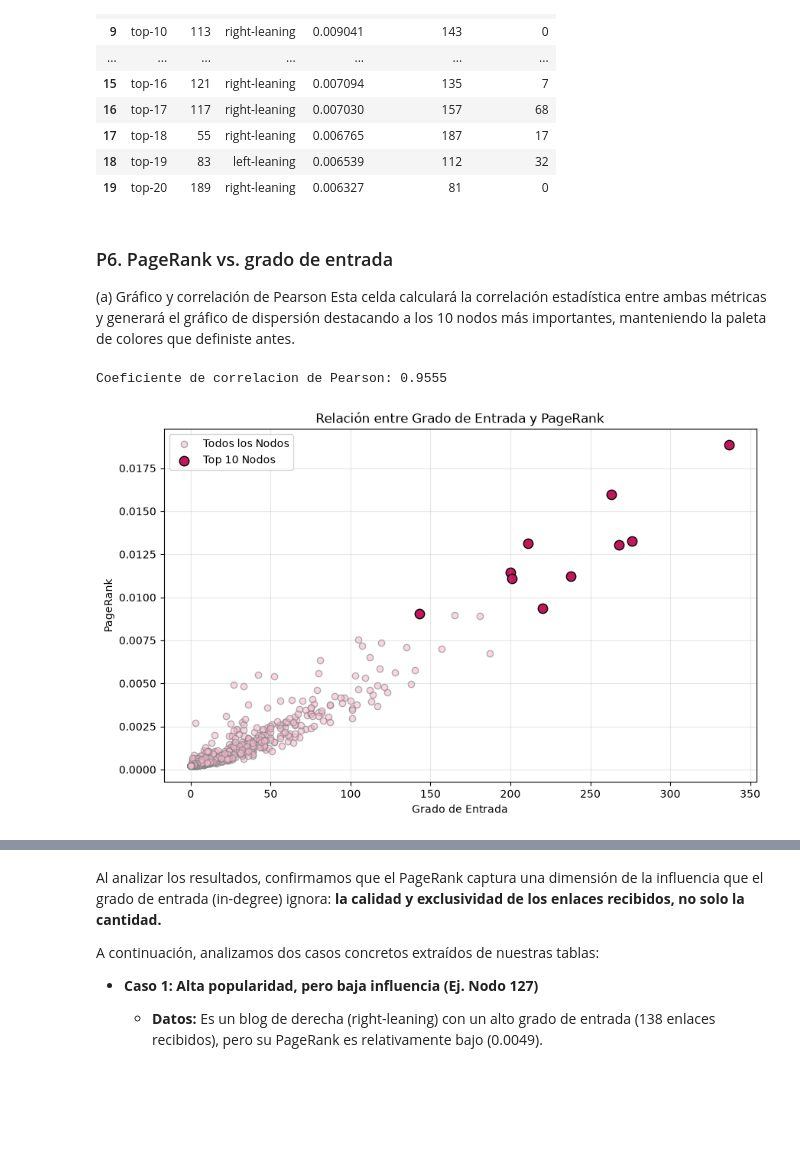
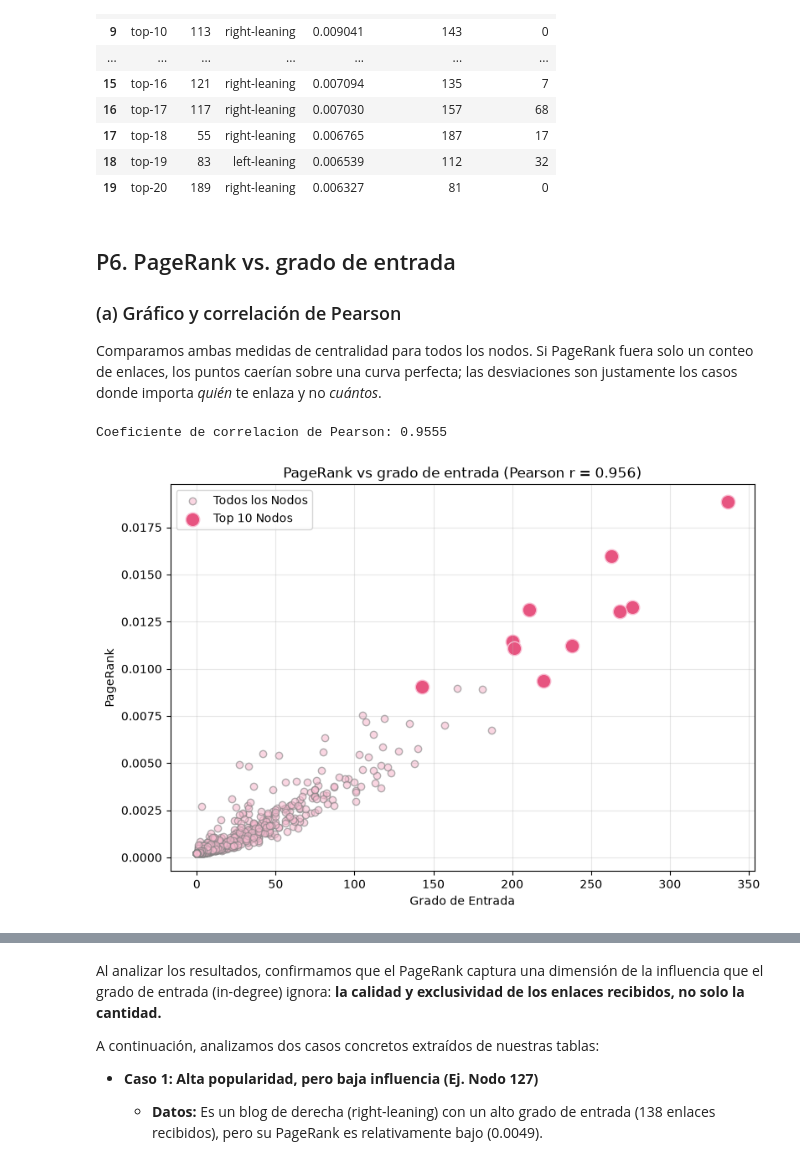
Before and after one commit to vickyotarola/Proyecto_2, a Jupyter notebook: proyecto_2.ipynb, the cells around one changed output, grey strips where cells are left out. Saved outputs shown, nothing was run; the diff lists cells and outputs as text; code cells hidden in the pictures; blank space fills up the shorter version.

```diff
--- a/proyecto_2.ipynb
+++ b/proyecto_2.ipynb
@@ -639,29 +640,34 @@ top_20_pagerank[columnas].to_csv(f"./resultados/p5d_top_20_pagerank.csv", index=
 | 18 | top-19 | 83 | left-leaning | 0.006539 | 112 | 32 |
 | 19 | top-20 | 189 | right-leaning | 0.006327 | 81 | 0 |
 # %% [markdown]
-### P6. PageRank vs. grado de entrada
-(a) Gráfico y correlación de Pearson
-Esta celda calculará la correlación estadística entre ambas métricas y generará el gráfico de dispersión destacando a los 10 nodos más importantes, manteniendo la paleta de colores que definiste antes.
+## P6. PageRank vs. grado de entrada
+
+### (a) Gráfico y correlación de Pearson
+
+Comparamos ambas medidas de centralidad para todos los nodos. Si PageRank fuera solo un conteo de enlaces, los puntos caerían sobre una curva perfecta; las desviaciones son justamente los casos donde importa *quién* te enlaza y no *cuántos*.
 # %%
-# Calculando el coeficiente de correlacion de Pearson
 correlacion , p_valor = stats.pearsonr(tabla_pagerank["grado_entrada"], tabla_pagerank["pagerank"])
 print(f"Coeficiente de correlacion de Pearson: {correlacion:.4f}")
 
-top_10 = top_20_pagerank.head(10)
+top_10 = top_20_pagerank.nlargest(10, "pagerank")
 
-#Graficando
-plt.figure(figsize=(10, 6))
-plt.scatter(tabla_pagerank["grado_entrada"], tabla_pagerank["pagerank"], color=rosado_3, alpha=0.6, edgecolors='grey', label='Todos los Nodos')
-plt.scatter(top_10["grado_entrada"], top_10["pagerank"], color=rosado_1, s = 80, edgecolors='black', label='Top 10 Nodos')
+plt.figure(figsize=(9, 6))
+
+plt.scatter(tabla_pagerank["grado_entrada"], tabla_pagerank["pagerank"],
+            color=rosado_3, alpha=0.6, edgecolor='grey', label='Todos los Nodos')
+
+plt.scatter(top_10["grado_entrada"], top_10["pagerank"], color=rosado_2,
+            s = 140, edgecolors=rosado_3, label='Top 10 Nodos')
+
 plt.xlabel("Grado de Entrada")
 plt.ylabel("PageRank")
-plt.title("Relación entre Grado de Entrada y PageRank")
+plt.title(f"PageRank vs grado de entrada (Pearson r = {correlacion:.3f})")
 plt.legend()
 plt.grid(alpha=0.3)
-plt.savefig(f"./figures/p5d_grado_vs_pagerank.png", dpi=300, bbox_inches="tight")
+plt.savefig(f"./figures/p6a_grado_vs_pagerank.png", dpi=300, bbox_inches="tight")
 plt.show()
 # %% [output]
 Coeficiente de correlacion de Pearson: 0.9555
-[figure, old version]
+[figure, new version]
 # %% [markdown]
 ## (b) Identificación de anomalías (Diferencias significativas)
```
Also changed, not shown: parts of 3 cells of this notebook, 3 other files.
